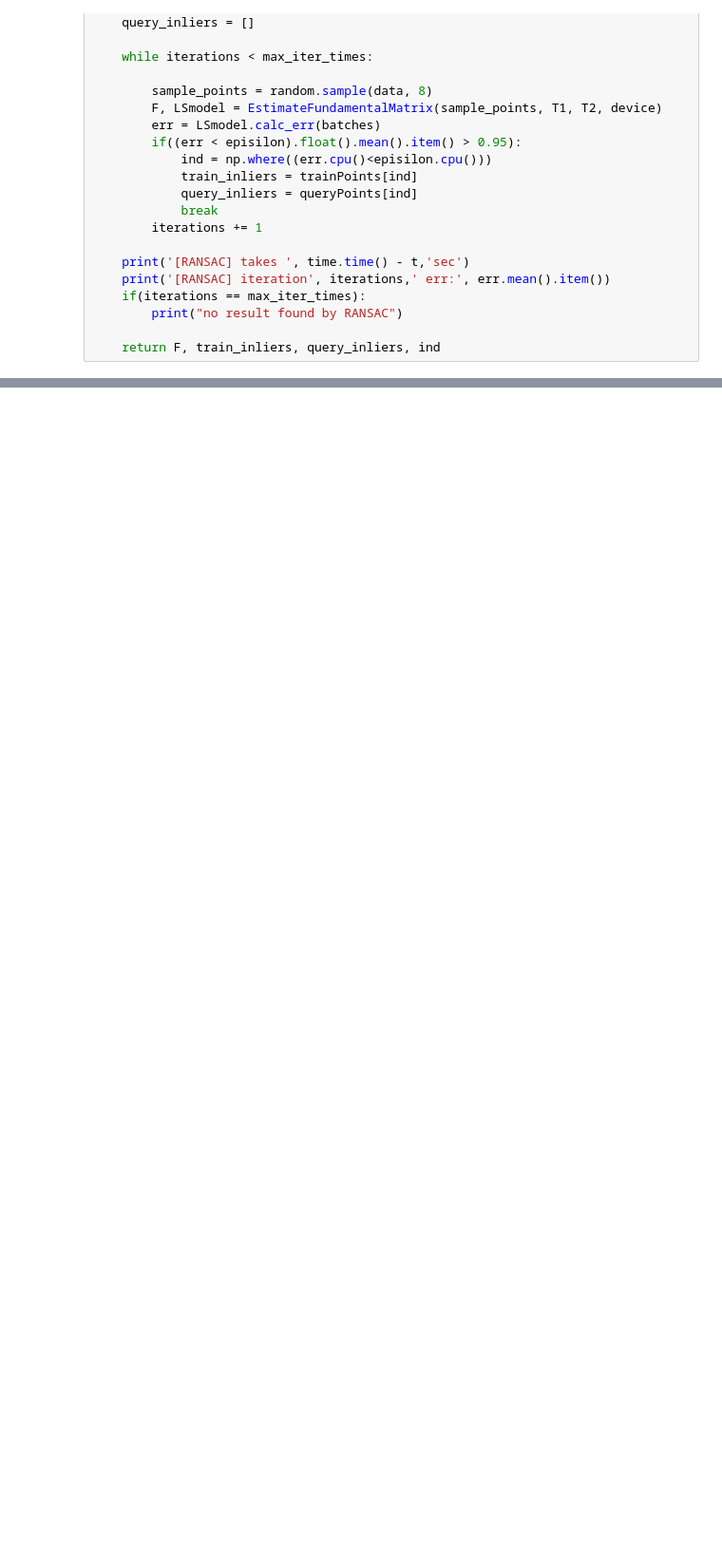
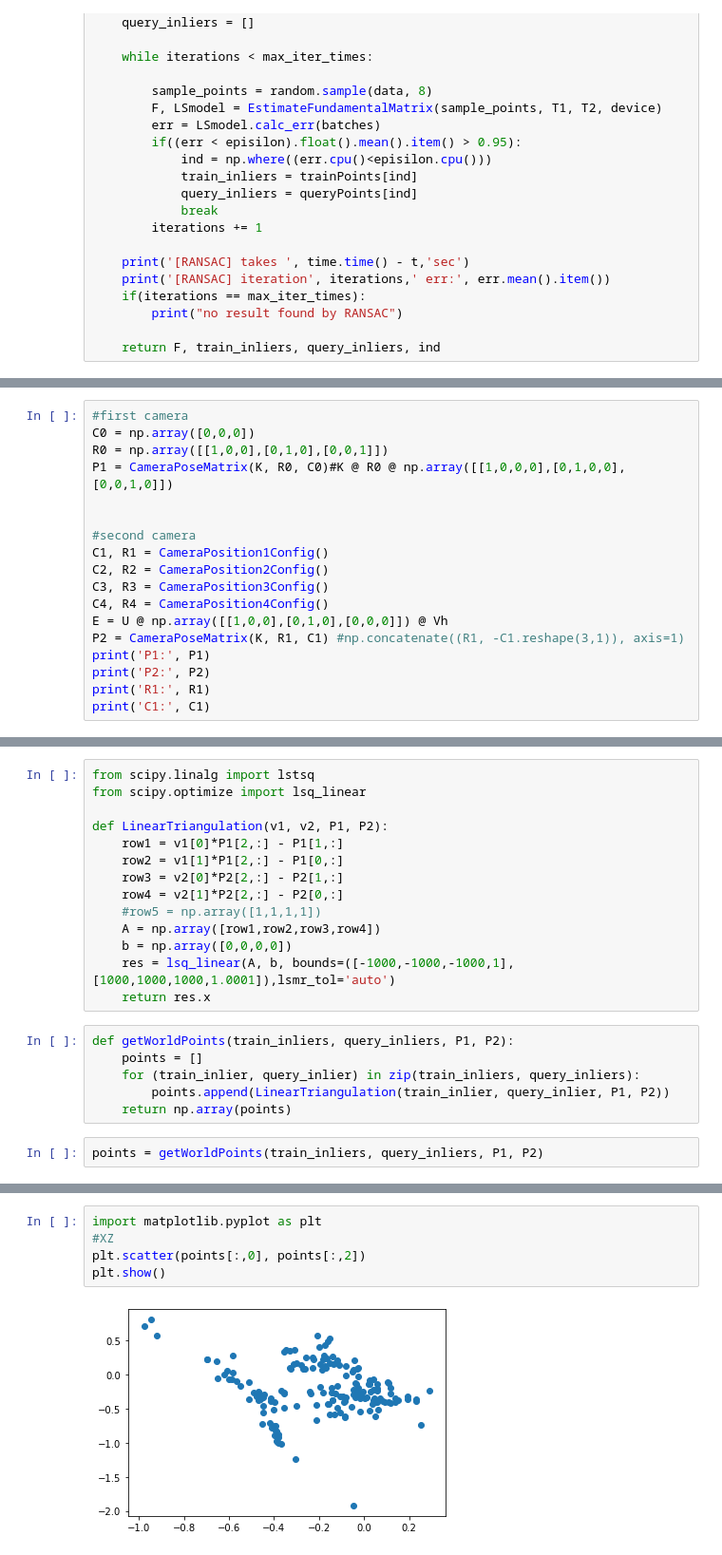
Before and after one commit to MarvinChung/simple-implementation-of-structure-from-motion-and-multi-view-stereo-by-python, a Jupyter notebook: debug.ipynb, the cells around one changed output, grey strips where cells are left out. Shown at 95% size. Drawn from its saved outputs; the diff is of its cells as text; blank space fills up the shorter version.

```diff
--- a/debug.ipynb
+++ b/debug.ipynb
@@ -252,0 +351,18 @@ plt.show()
+# %%
+#first camera
+C0 = np.array([0,0,0])
+R0 = np.array([[1,0,0],[0,1,0],[0,0,1]])
+P1 = CameraPoseMatrix(K, R0, C0)#K @ R0 @ np.array([[1,0,0,0],[0,1,0,0],[0,0,1,0]])
+
+
+#second camera
+C1, R1 = CameraPosition1Config()
+C2, R2 = CameraPosition2Config()
+C3, R3 = CameraPosition3Config()
+C4, R4 = CameraPosition4Config()
+E = U @ np.array([[1,0,0],[0,1,0],[0,0,0]]) @ Vh
+P2 = CameraPoseMatrix(K, R1, C1) #np.concatenate((R1, -C1.reshape(3,1)), axis=1)
+print('P1:', P1)
+print('P2:', P2)
+print('R1:', R1)
+print('C1:', C1)
@@ -252,0 +391,22 @@ plt.show()
+# %%
+from scipy.linalg import lstsq
+from scipy.optimize import lsq_linear
+
+def LinearTriangulation(v1, v2, P1, P2):
+    row1 = v1[0]*P1[2,:] - P1[1,:]
+    row2 = v1[1]*P1[2,:] - P1[0,:]
+    row3 = v2[0]*P2[2,:] - P2[1,:]
+    row4 = v2[1]*P2[2,:] - P2[0,:]
+    #row5 = np.array([1,1,1,1])
+    A = np.array([row1,row2,row3,row4])
+    b = np.array([0,0,0,0])
+    res = lsq_linear(A, b, bounds=([-1000,-1000,-1000,1], [1000,1000,1000,1.0001]),lsmr_tol='auto')
+    return res.x
+# %%
+def getWorldPoints(train_inliers, query_inliers, P1, P2):
+    points = []
+    for (train_inlier, query_inlier) in zip(train_inliers, query_inliers):
+        points.append(LinearTriangulation(train_inlier, query_inlier, P1, P2))
+    return np.array(points)
+# %%
+points = getWorldPoints(train_inliers, query_inliers, P1, P2)
@@ -252,0 +417,7 @@ plt.show()
+# %%
+import matplotlib.pyplot as plt
+#XZ
+plt.scatter(points[:,0], points[:,2])
+plt.show()
+# %% [output]
+[figure, added]
```
Also changed, not shown: parts of 14 cells of this notebook, 1 other file.
